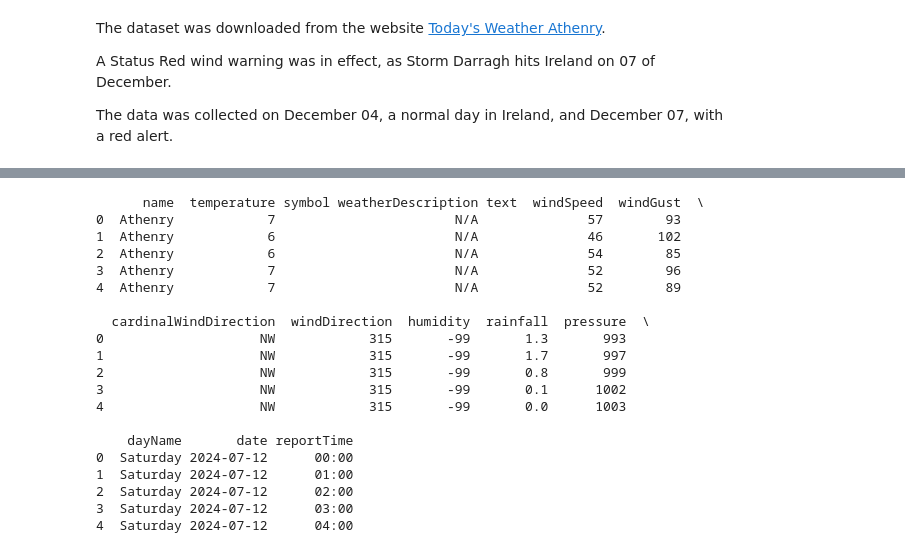
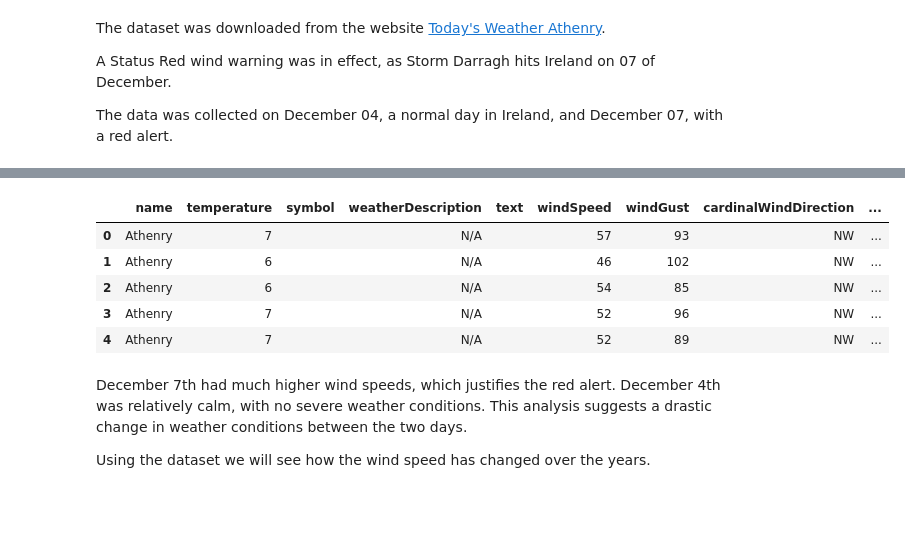
Before and after one commit to GabrielaDomiciano/PFDA_project, a Jupyter notebook: ireland_weather.ipynb, the cells around one changed output, grey strips where cells are left out. Drawn from its saved outputs; the diff is of its cells as text; code cells hidden in the pictures; blank space fills up the shorter version.

```diff
--- a/ireland_weather.ipynb
+++ b/ireland_weather.ipynb
@@ -520,29 +506,19 @@ print(weather_df.head())
 # %%
 # Read the Data Collected 04 December 2024
 # URL do arquivo JSON bruto no GitHub
 red_alert = "https://raw.githubusercontent.com/GabrielaDomiciano/Computer_infrastructure_assessment/refs/heads/main/data/weather/20241207_101548.json"
 
 # Lendo o JSON diretamente no DataFrame
 weather_df = pd.read_json(red_alert)
-print(weather_df.head())
+weather_df.head()
 # %% [output]
-      name  temperature symbol weatherDescription text  windSpeed  windGust  \
-0  Athenry            7                       N/A              57        93
-1  Athenry            6                       N/A              46       102
-2  Athenry            6                       N/A              54        85
-3  Athenry            7                       N/A              52        96
-4  Athenry            7                       N/A              52        89
-
-  cardinalWindDirection  windDirection  humidity  rainfall  pressure  \
-0                    NW            315       -99       1.3       993
-1                    NW            315       -99       1.7       997
-2                    NW            315       -99       0.8       999
-3                    NW            315       -99       0.1      1002
-4                    NW            315       -99       0.0      1003
-
-    dayName       date reportTime
-0  Saturday 2024-07-12      00:00
-1  Saturday 2024-07-12      01:00
-2  Saturday 2024-07-12      02:00
-3  Saturday 2024-07-12      03:00
-4  Saturday 2024-07-12      04:00
+|  | name | temperature | symbol | weatherDescription | text | windSpeed | windGust | cardinalWindDirection | ... |
+| 0 | Athenry | 7 |  | N/A |  | 57 | 93 | NW | ... |
+| 1 | Athenry | 6 |  | N/A |  | 46 | 102 | NW | ... |
+| 2 | Athenry | 6 |  | N/A |  | 54 | 85 | NW | ... |
+| 3 | Athenry | 7 |  | N/A |  | 52 | 96 | NW | ... |
+| 4 | Athenry | 7 |  | N/A |  | 52 | 89 | NW | ... |
+# %% [markdown]
+December 7th had much higher wind speeds, which justifies the red alert. December 4th was relatively calm, with no severe weather conditions. This analysis suggests a drastic change in weather conditions between the two days.
+
+Using the dataset we will see how the wind speed has changed over the years.
```
Also changed, not shown: parts of 1 cell of this notebook, 1 other file.
